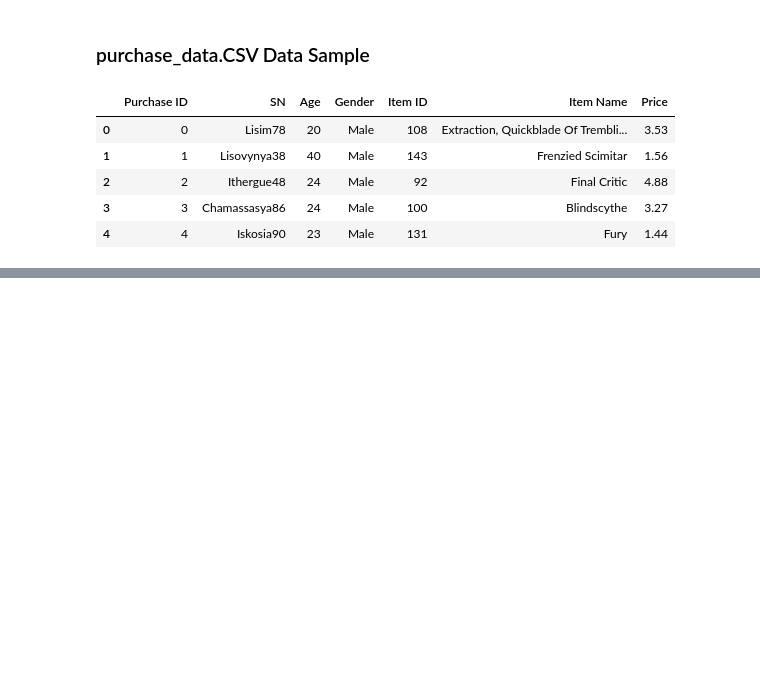
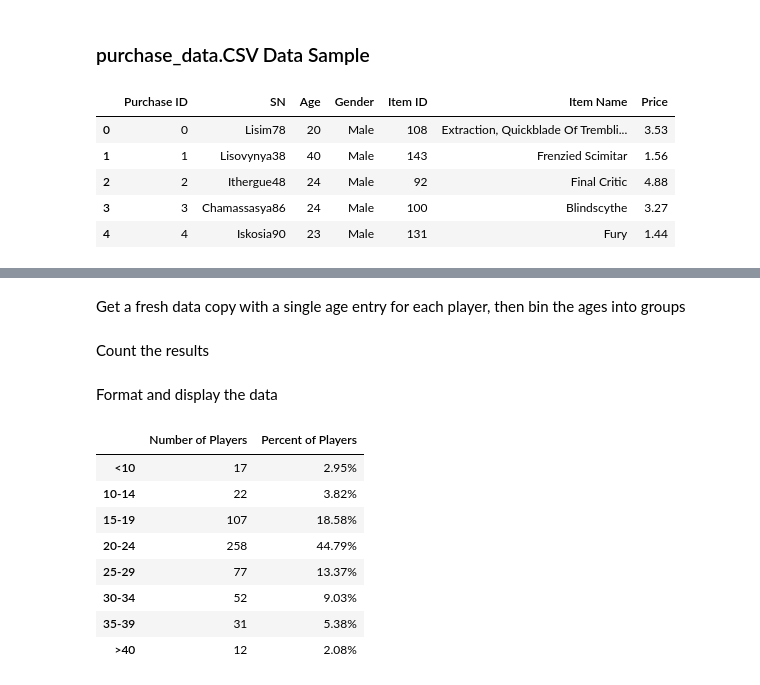
Before and after one commit to bakerv/pandas-challenge, a Jupyter notebook: HeroesOfPymoli/main.ipynb, the cells around one changed output, grey strips where cells are left out. Saved outputs shown, nothing was run; the diff lists cells and outputs as text; code cells hidden in the pictures; blank space fills up the shorter version.

```diff
--- a/HeroesOfPymoli/main.ipynb
+++ b/HeroesOfPymoli/main.ipynb
@@ -169,0 +123,25 @@ profitable_items.head().style.format({"Price":"${:.2f}","Total Revenue":"${:.2f}
+# %% [markdown]
+Get a fresh data copy with a single age entry for each player, then bin the ages into groups
+# %%
+agedata = rawdata.copy().drop_duplicates(subset = "SN",ignore_index =True)
+binned_ages_df = pd.cut(agedata["Age"],agebins,labels = agebins_names, right =False)
+# %% [markdown]
+Count the results
+# %%
+agedemographics = (binned_ages_df.value_counts().to_frame().reindex(agebins_names)
+                   .rename(columns={"Age": "Number of Players"})) # Change column names to reflect new meaning
+agedemographics["Percent of Players"] = agedemographics["Number of Players"]/sum(agedemographics["Number of Players"])
+# %% [markdown]
+Format and display the data
+# %%
+agedemographics.head(8).style.format({"Percent of Players":"{:.2%}"})
+# %% [output]
+|  | Number of Players | Percent of Players |
+| <10 | 17 | 2.95% |
+| 10-14 | 22 | 3.82% |
+| 15-19 | 107 | 18.58% |
+| 20-24 | 258 | 44.79% |
+| 25-29 | 77 | 13.37% |
+| 30-34 | 52 | 9.03% |
+| 35-39 | 31 | 5.38% |
+| >40 | 12 | 2.08% |
```
Also changed, not shown: parts of 61 cells of this notebook.
